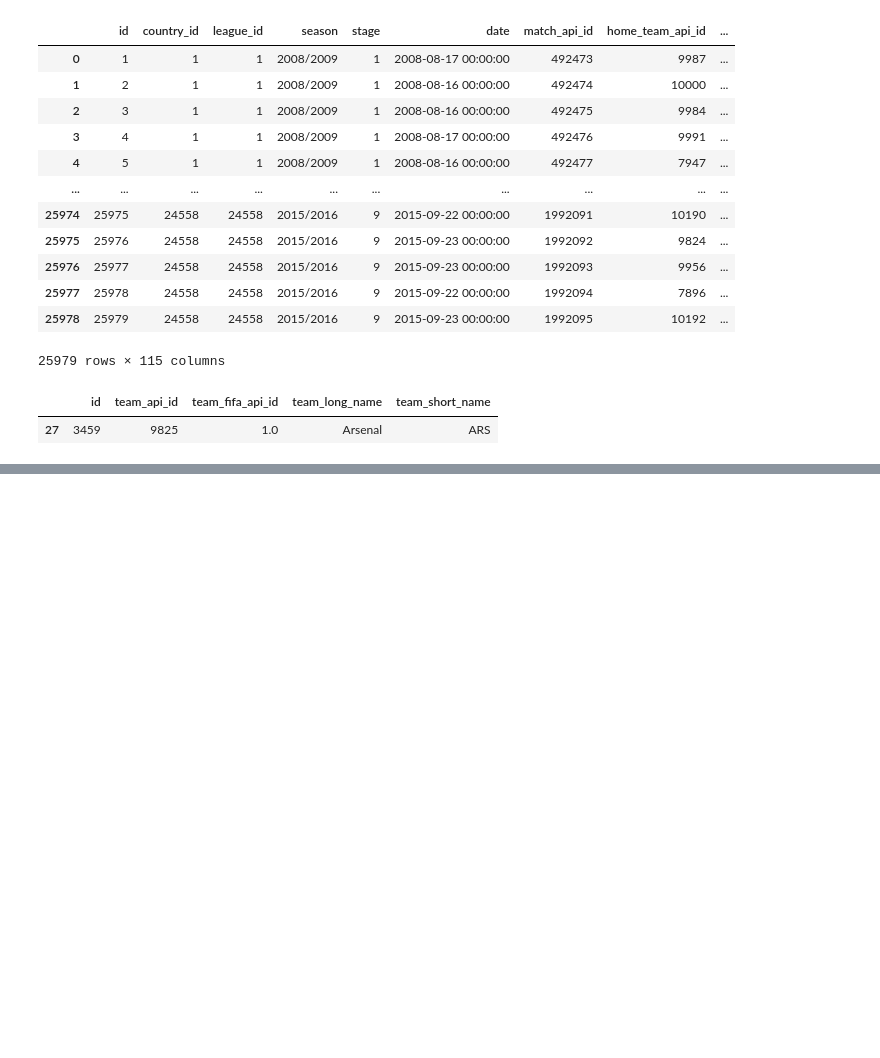
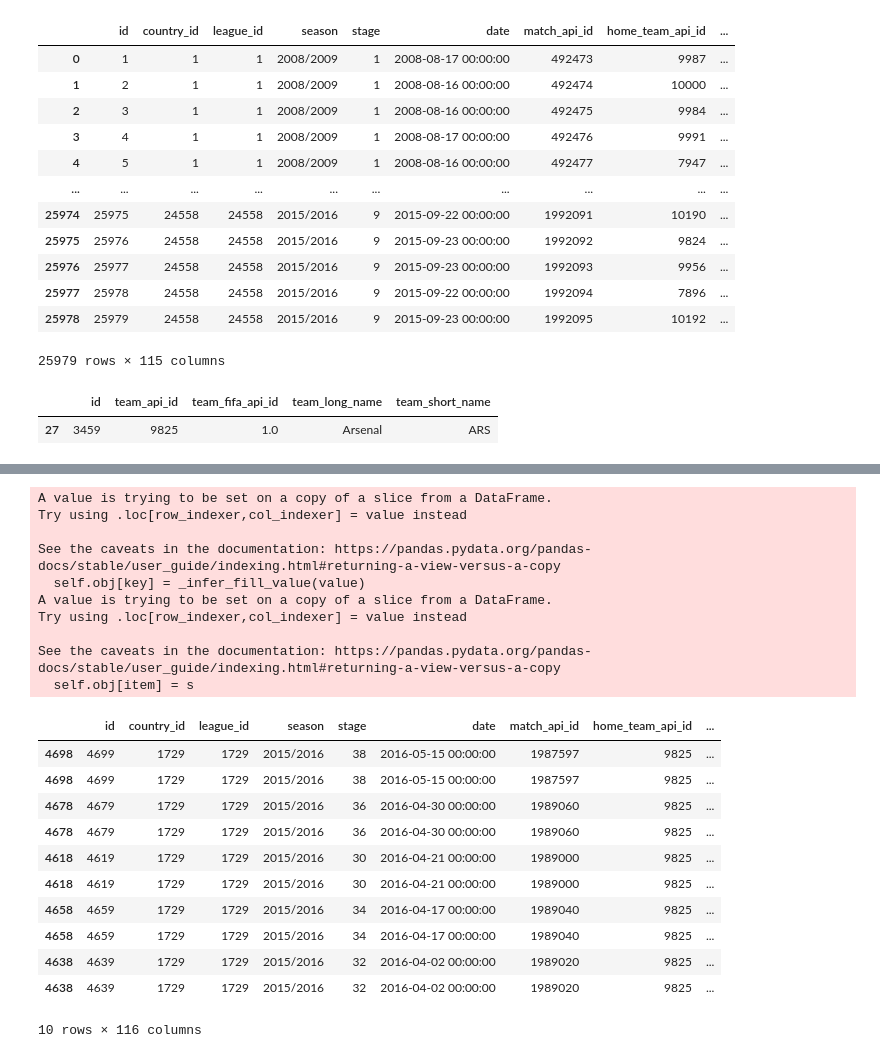
Before and after one commit to enliktjioe/nn2020-football, a Jupyter notebook: Preprocessing (History).ipynb, the cells around one changed output, grey strips where cells are left out. Cells and saved outputs as stored; diff of their text form; code cells hidden in the pictures; blank space fills up the shorter version.

```diff
--- a/Preprocessing (History).ipynb
+++ b/Preprocessing (History).ipynb
@@ -95,0 +108,29 @@ match_history
+# %%
+def get_n_history(team_api_id,n):
+    return get_match_history(team_api_id)[:n]
+
+tmp = get_n_history(9825,10)
+tmp
+# %% [output]
+A value is trying to be set on a copy of a slice from a DataFrame.
+Try using .loc[row_indexer,col_indexer] = value instead
+
+See the caveats in the documentation: https://pandas.pydata.org/pandas-docs/stable/user_guide/indexing.html#returning-a-view-versus-a-copy
+  self.obj[key] = _infer_fill_value(value)
+A value is trying to be set on a copy of a slice from a DataFrame.
+Try using .loc[row_indexer,col_indexer] = value instead
+
+See the caveats in the documentation: https://pandas.pydata.org/pandas-docs/stable/user_guide/indexing.html#returning-a-view-versus-a-copy
+  self.obj[item] = s
+|  | id | country_id | league_id | season | stage | date | match_api_id | home_team_api_id | ... |
+| 4698 | 4699 | 1729 | 1729 | 2015/2016 | 38 | 2016-05-15 00:00:00 | 1987597 | 9825 | ... |
+| 4698 | 4699 | 1729 | 1729 | 2015/2016 | 38 | 2016-05-15 00:00:00 | 1987597 | 9825 | ... |
+| 4678 | 4679 | 1729 | 1729 | 2015/2016 | 36 | 2016-04-30 00:00:00 | 1989060 | 9825 | ... |
+| 4678 | 4679 | 1729 | 1729 | 2015/2016 | 36 | 2016-04-30 00:00:00 | 1989060 | 9825 | ... |
+| 4618 | 4619 | 1729 | 1729 | 2015/2016 | 30 | 2016-04-21 00:00:00 | 1989000 | 9825 | ... |
+| 4618 | 4619 | 1729 | 1729 | 2015/2016 | 30 | 2016-04-21 00:00:00 | 1989000 | 9825 | ... |
+| 4658 | 4659 | 1729 | 1729 | 2015/2016 | 34 | 2016-04-17 00:00:00 | 1989040 | 9825 | ... |
+| 4658 | 4659 | 1729 | 1729 | 2015/2016 | 34 | 2016-04-17 00:00:00 | 1989040 | 9825 | ... |
+| 4638 | 4639 | 1729 | 1729 | 2015/2016 | 32 | 2016-04-02 00:00:00 | 1989020 | 9825 | ... |
+| 4638 | 4639 | 1729 | 1729 | 2015/2016 | 32 | 2016-04-02 00:00:00 | 1989020 | 9825 | ... |
+10 rows × 116 columns
```
Also changed, not shown: parts of 5 cells of this notebook, 3 other files.
